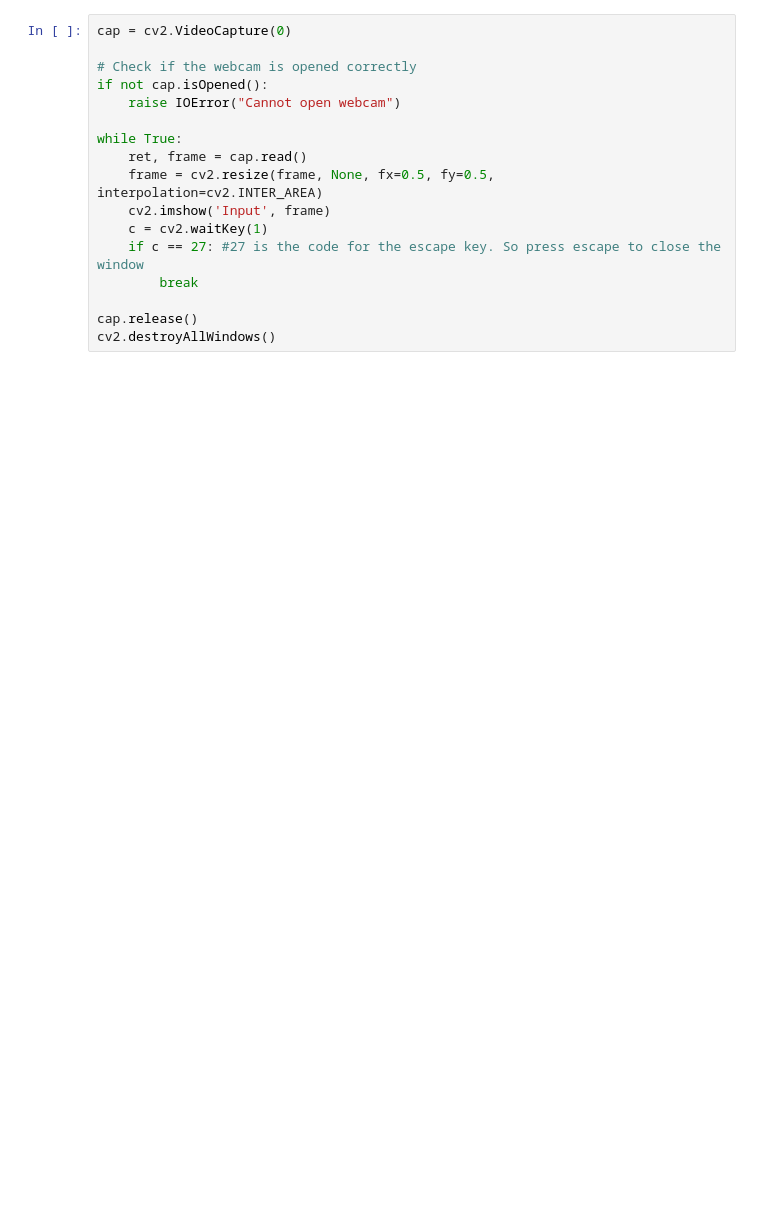
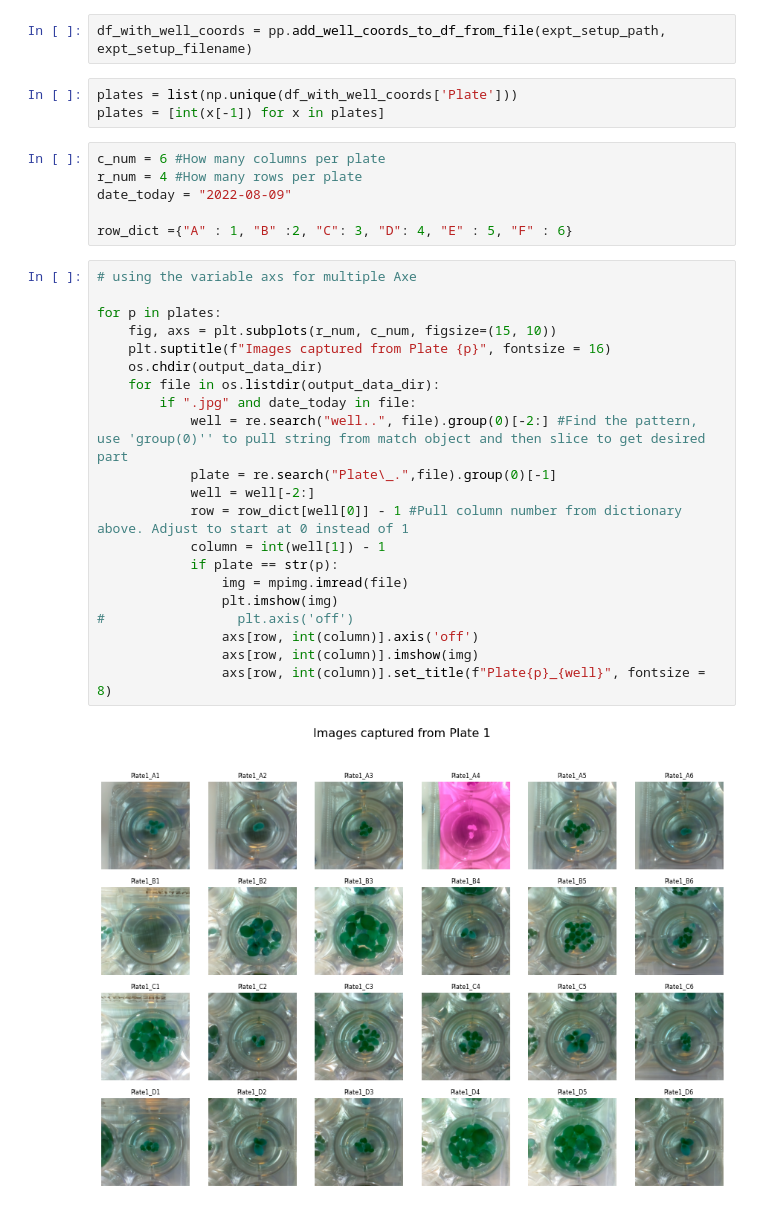
Before and after one commit to machineagency/duckbot, a Jupyter notebook: notebooks/Sandbox scripts/Plate_imaging_sandbox.ipynb, the cells around one changed output. Cells and saved outputs as stored; diff of their text form; blank space fills up the shorter version.

Commit message:
Print out image grid while imaging

```diff
--- a/notebooks/Sandbox scripts/Plate_imaging_sandbox.ipynb
+++ b/notebooks/Sandbox scripts/Plate_imaging_sandbox.ipynb
@@ -38,17 +70,34 @@ def getCameraIndices():
 # %%
-cap = cv2.VideoCapture(0)
-
-# Check if the webcam is opened correctly
-if not cap.isOpened():
-    raise IOError("Cannot open webcam")
-
-while True:
-    ret, frame = cap.read()
-    frame = cv2.resize(frame, None, fx=0.5, fy=0.5, interpolation=cv2.INTER_AREA)
-    cv2.imshow('Input', frame)
-    c = cv2.waitKey(1)
-    if c == 27: #27 is the code for the escape key. So press escape to close the window
-        break
-
-cap.release()
-cv2.destroyAllWindows()
+df_with_well_coords = pp.add_well_coords_to_df_from_file(expt_setup_path, expt_setup_filename)
+# %%
+plates = list(np.unique(df_with_well_coords['Plate']))
+plates = [int(x[-1]) for x in plates]
+# %%
+c_num = 6 #How many columns per plate
+r_num = 4 #How many rows per plate
+date_today = "2022-08-09"
+
+row_dict ={"A" : 1, "B" :2, "C": 3, "D": 4, "E" : 5, "F" : 6}
+# %%
+# using the variable axs for multiple Axe
+
+for p in plates:
+    fig, axs = plt.subplots(r_num, c_num, figsize=(15, 10))
+    plt.suptitle(f"Images captured from Plate {p}", fontsize = 16)
+    os.chdir(output_data_dir)
+    for file in os.listdir(output_data_dir):
+        if ".jpg" and date_today in file:
+            well = re.search("well..", file).group(0)[-2:] #Find the pattern, use 'group(0)'' to pull string from match object and then slice to get desired part
+            plate = re.search("Plate\_.",file).group(0)[-1]
+            well = well[-2:]
+            row = row_dict[well[0]] - 1 #Pull column number from dictionary above. Adjust to start at 0 instead of 1
+            column = int(well[1]) - 1
+            if plate == str(p):
+                img = mpimg.imread(file)
+                plt.imshow(img)
+#                 plt.axis('off')
+                axs[row, int(column)].axis('off')
+                axs[row, int(column)].imshow(img)
+                axs[row, int(column)].set_title(f"Plate{p}_{well}", fontsize = 8)
+# %% [output]
+[figure, added]
```
Also changed, not shown: parts of 3 cells of this notebook, 2 other files.
